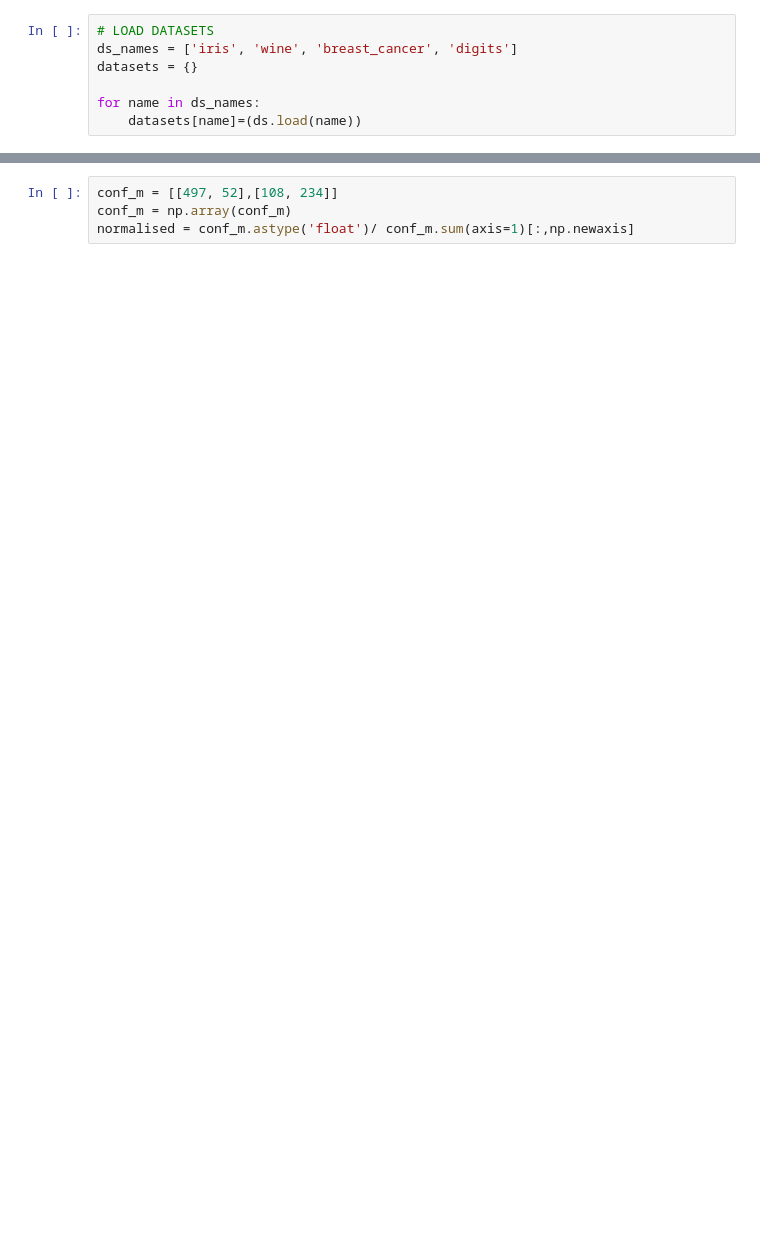
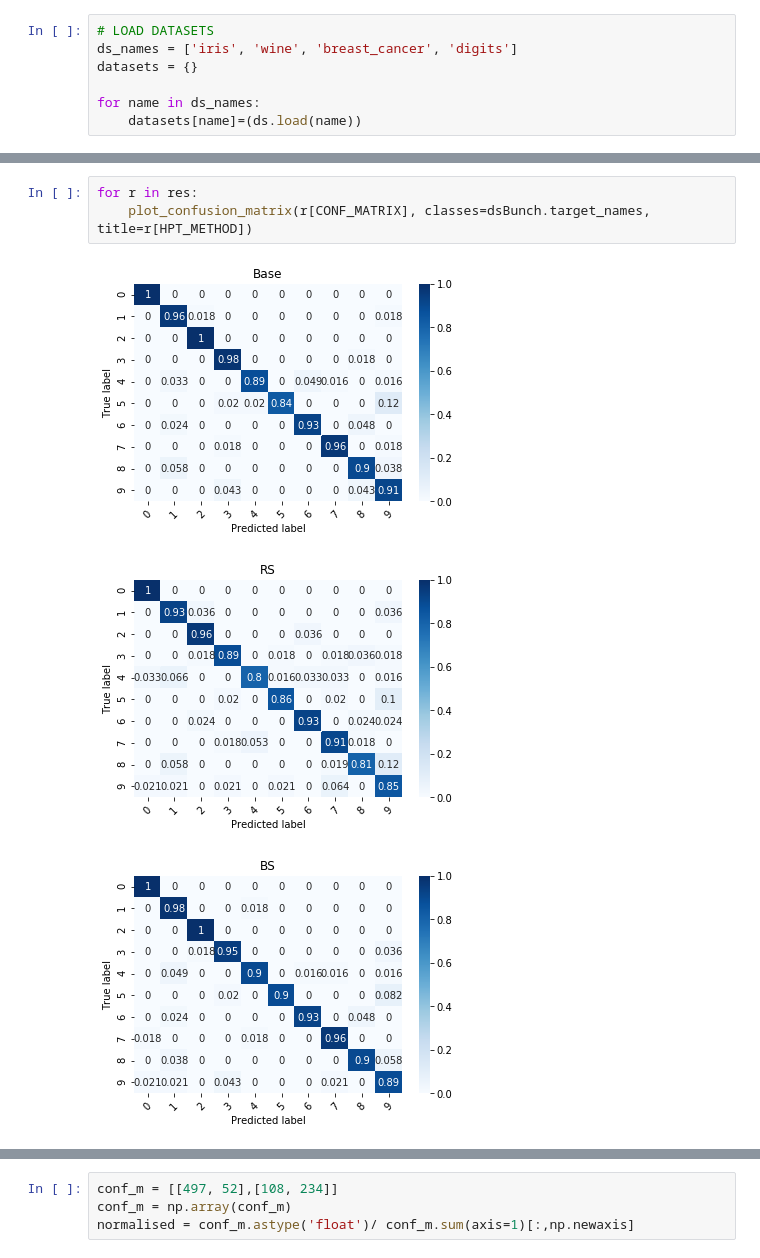
Before and after one commit to tonianelope/Hyper-Parameter-Tuning, a Jupyter notebook: HPT_core/hpt_classification.ipynb, the cells around one changed output, grey strips where cells are left out. Saved outputs shown, nothing was run; the diff lists cells and outputs as text; blank space fills up the shorter version.

```diff
--- a/HPT_core/hpt_classification.ipynb
+++ b/HPT_core/hpt_classification.ipynb
@@ -24,0 +178,7 @@ models_targs = []
+# %%
+for r in res:
+    plot_confusion_matrix(r[CONF_MATRIX], classes=dsBunch.target_names, title=r[HPT_METHOD])
+# %% [output]
+[figure, added]
+[figure, added]
+[figure, added]
```
Also changed, not shown: parts of 36 cells of this notebook, 1 other file.
